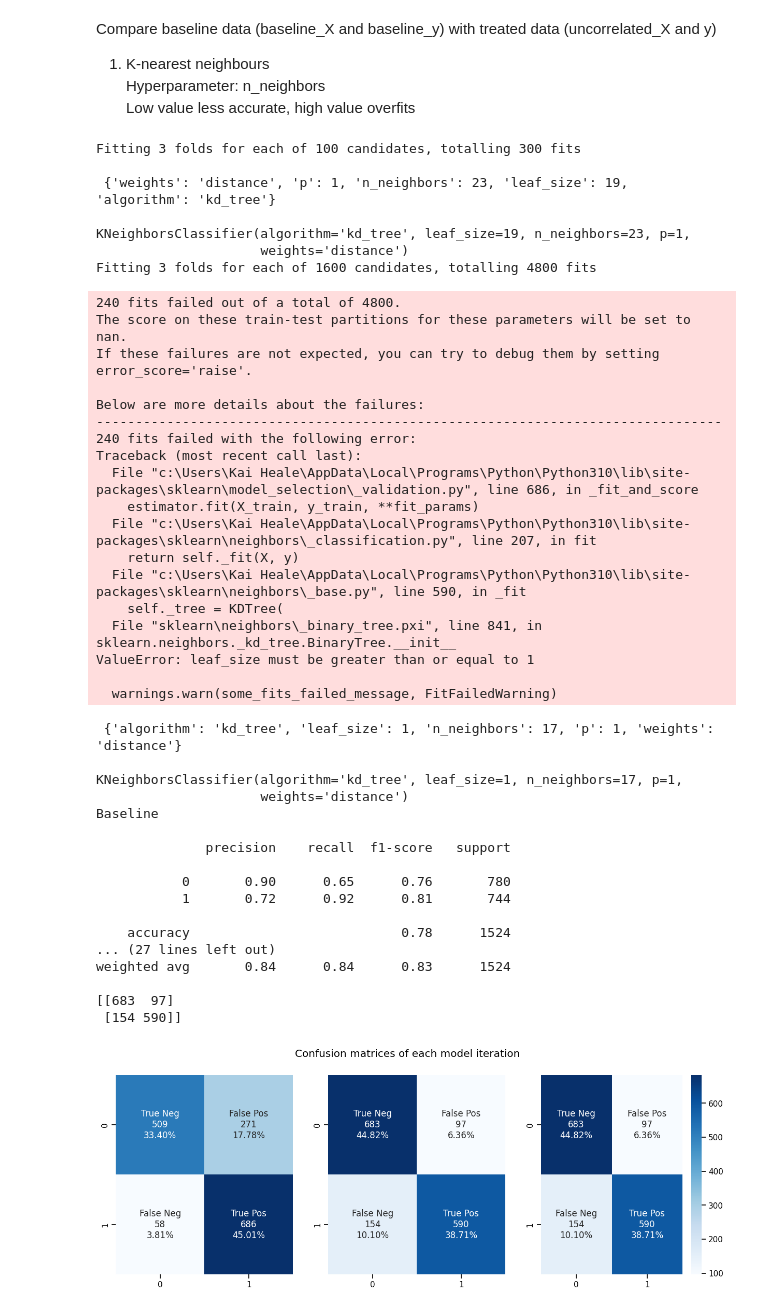
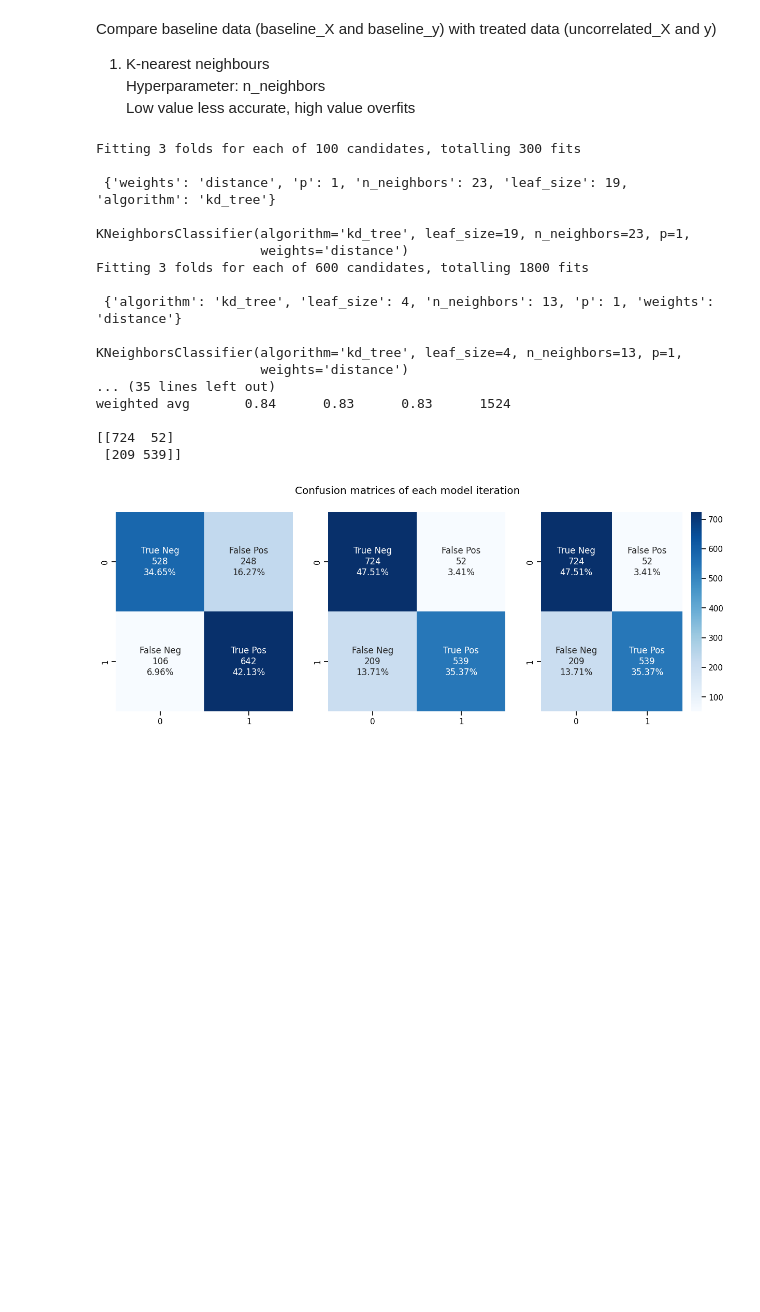
Before and after one commit to williamhenderson02/ML-Coursework-2022, a Jupyter notebook: coursework.ipynb, the cells around one changed output. Drawn from its saved outputs; the diff is of its cells as text; code cells hidden in the pictures; blank space fills up the shorter version.

Commit message:
Limit range of knn tuning so grid search is more local

```diff
--- a/coursework.ipynb
+++ b/coursework.ipynb
@@ -716,10 +716,10 @@ best_random_pred = best_random_knn.predict(X_test)
 #create a refined hyperparameter grid with values close to the best random estimator to look for further optimization
 # fits may fail if n_neighbors or leaf_size < 15 however they will just be skipped so this is okay
 param_grid = {
-    'n_neighbors': list(range((best_random_values['n_neighbors']-20),(best_random_values['n_neighbors']+20))),
+    'n_neighbors': list(range((best_random_values['n_neighbors']-10),(best_random_values['n_neighbors']+10))),
     'weights': [best_random_values['weights']],
     'algorithm': ['kd_tree'],
-    'leaf_size': list(range((best_random_values['leaf_size']-20),(best_random_values['leaf_size']+20))),
+    'leaf_size': list(range((best_random_values['leaf_size']-15),(best_random_values['leaf_size']+15))),
     'p': [best_random_values['p']]
 }
 
@@ -774,70 +774,45 @@ labels = [f"{v1}\n{v2}\n{v3}" for v1, v2, v3 in
           zip(group_names,group_counts,group_percentages)]
 labels = np.asarray(labels).reshape(2,2)
 
 ax = sns.heatmap(cf_matrix_2, annot = labels,fmt = '', cmap = 'Blues', ax = axes[1],cbar = False)
 
 print("Grid Search\n")
 print(classification_report(y_test,best_refined_pred))
 
 cf_matrix_3 = confusion_matrix(y_test, best_refined_pred)
 
 print(cf_matrix_3)
 
 group_counts = ["{0:0.0f}".format(value) for value in
                 cf_matrix_3.flatten()]
 group_percentages = ["{0:.2%}".format(value) for value in
                      cf_matrix_3.flatten()/np.sum(cf_matrix_3)]
 labels = [f"{v1}\n{v2}\n{v3}" for v1, v2, v3 in
           zip(group_names,group_counts,group_percentages)]
 labels = np.asarray(labels).reshape(2,2)
 
 ax = sns.heatmap(cf_matrix_3, annot = labels,fmt = '', cmap = 'Blues', ax = axes[2])
 
 plt.savefig("Images/KNN/Confusion Matrix.png")
 # %% [output]
 Fitting 3 folds for each of 100 candidates, totalling 300 fits
 
  {'weights': 'distance', 'p': 1, 'n_neighbors': 23, 'leaf_size': 19, 'algorithm': 'kd_tree'}
 
 KNeighborsClassifier(algorithm='kd_tree', leaf_size=19, n_neighbors=23, p=1,
                      weights='distance')
-Fitting 3 folds for each of 1600 candidates, totalling 4800 fits
+Fitting 3 folds for each of 600 candidates, totalling 1800 fits
+
+ {'algorithm': 'kd_tree', 'leaf_size': 4, 'n_neighbors': 13, 'p': 1, 'weights': 'distance'}
+
+KNeighborsClassifier(algorithm='kd_tree', leaf_size=4, n_neighbors=13, p=1,
+                     weights='distance')
+... (35 lines left out)
+weighted avg       0.84      0.83      0.83      1524
+
+[[724  52]
+ [209 539]]
-240 fits failed out of a total of 4800.
-The score on these train-test partitions for these parameters will be set to nan.
-If these failures are not expected, you can try to debug them by setting error_score='raise'.
-
-Below are more details about the failures:
---------------------------------------------------------------------------------
-240 fits failed with the following error:
-Traceback (most recent call last):
-  File "c:\Users\Kai Heale\AppData\Local\Programs\Python\Python310\lib\site-packages\sklearn\model_selection\_validation.py", line 686, in _fit_and_score
-    estimator.fit(X_train, y_train, **fit_params)
-  File "c:\Users\Kai Heale\AppData\Local\Programs\Python\Python310\lib\site-packages\sklearn\neighbors\_classification.py", line 207, in fit
-    return self._fit(X, y)
-  File "c:\Users\Kai Heale\AppData\Local\Programs\Python\Python310\lib\site-packages\sklearn\neighbors\_base.py", line 590, in _fit
-    self._tree = KDTree(
-  File "sklearn\neighbors\_binary_tree.pxi", line 841, in sklearn.neighbors._kd_tree.BinaryTree.__init__
-ValueError: leaf_size must be greater than or equal to 1
-
-  warnings.warn(some_fits_failed_message, FitFailedWarning)
- {'algorithm': 'kd_tree', 'leaf_size': 1, 'n_neighbors': 17, 'p': 1, 'weights': 'distance'}
-
-KNeighborsClassifier(algorithm='kd_tree', leaf_size=1, n_neighbors=17, p=1,
-                     weights='distance')
-Baseline
-
-              precision    recall  f1-score   support
-
-           0       0.90      0.65      0.76       780
-           1       0.72      0.92      0.81       744
-
-    accuracy                           0.78      1524
-... (27 lines left out)
-weighted avg       0.84      0.84      0.83      1524
-
-[[683  97]
- [154 590]]
-[figure, old version]
+[figure, new version]
 # %%
 # RFC n_estimators hyperparameter exploration
 
```
Also changed, not shown: 1 other file.
